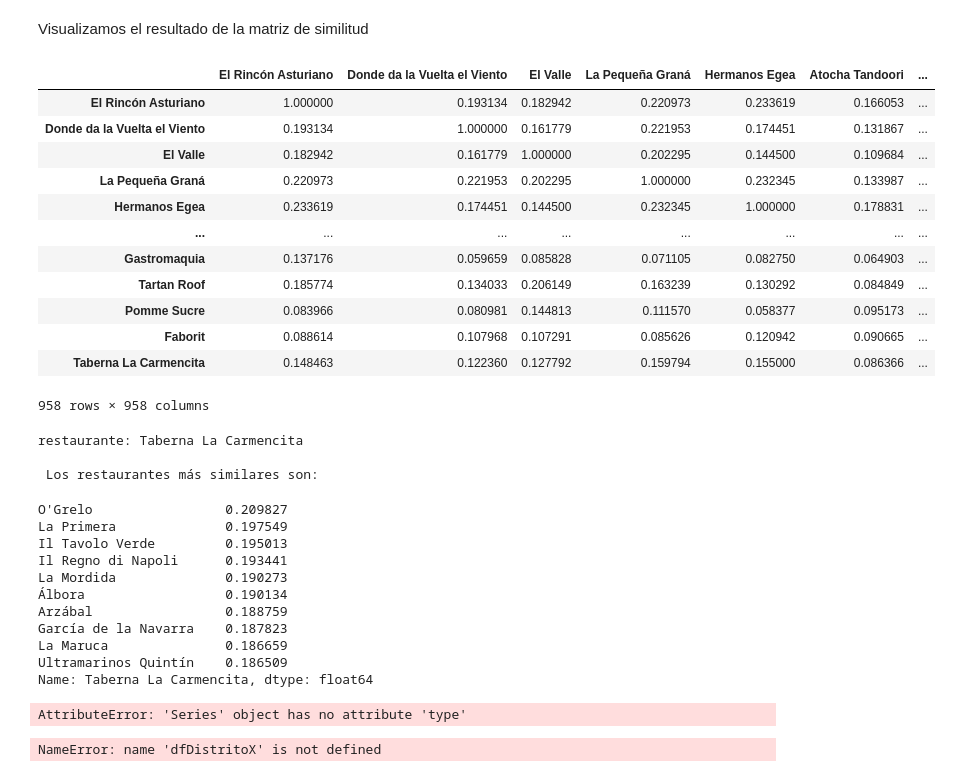
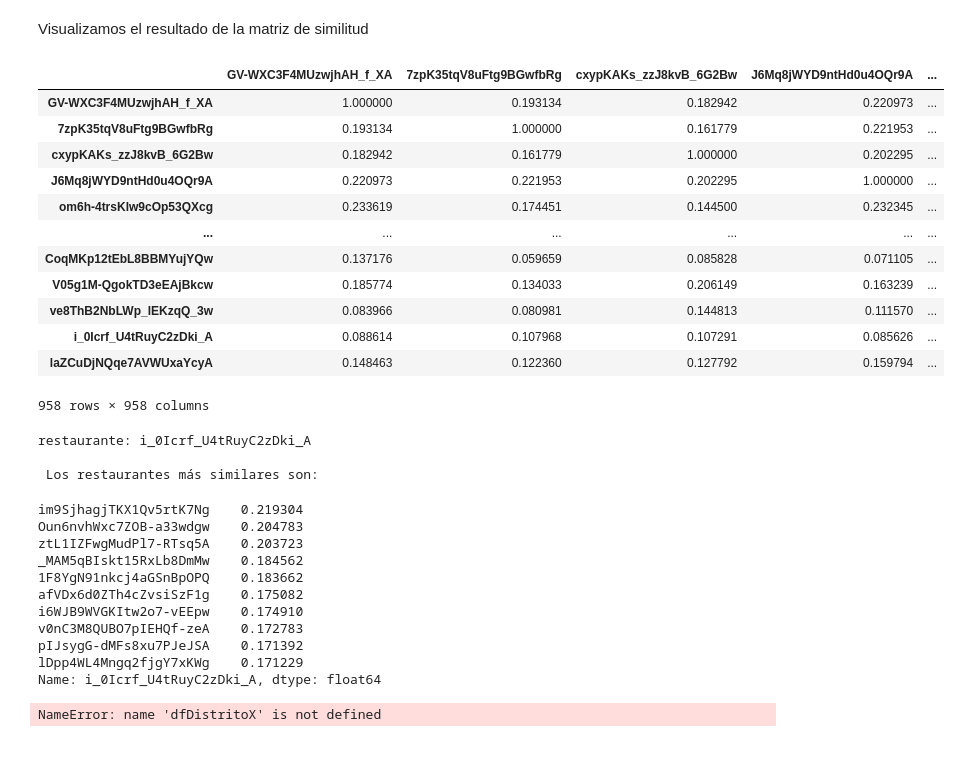
Before and after one commit to marinagoju/Oilly-Recommender, a Jupyter notebook: Notebooks/Recomendador.ipynb, the cells around one changed output. Cells and saved outputs as stored; diff of their text form; code cells hidden in the pictures.

```diff
--- a/Notebooks/Recomendador.ipynb
+++ b/Notebooks/Recomendador.ipynb
@@ -198,49 +199,45 @@ Simil = dtm.dot(tdm) #TRANSPONES LA MATRIZ PARA MULTIPLICARLA POR SI MISMA (MATR
 # %% [markdown]
 Visualizamos el resultado de la matriz de similitud
 # %%
-SimilDF = pd.DataFrame(data = Simil.toarray(), index=dataset['name'].values,columns=dataset['name'].values)
+SimilDF = pd.DataFrame(data = Simil.toarray(), index=dataset['id'].values,columns=dataset['id'].values)
 SimilDF
 # %% [output]
-|  | El Rincón Asturiano | Donde da la Vuelta el Viento | El Valle | La Pequeña Graná | Hermanos Egea | Atocha Tandoori | ... |
-| El Rincón Asturiano | 1.000000 | 0.193134 | 0.182942 | 0.220973 | 0.233619 | 0.166053 | ... |
-| Donde da la Vuelta el Viento | 0.193134 | 1.000000 | 0.161779 | 0.221953 | 0.174451 | 0.131867 | ... |
-| El Valle | 0.182942 | 0.161779 | 1.000000 | 0.202295 | 0.144500 | 0.109684 | ... |
-| La Pequeña Graná | 0.220973 | 0.221953 | 0.202295 | 1.000000 | 0.232345 | 0.133987 | ... |
-| Hermanos Egea | 0.233619 | 0.174451 | 0.144500 | 0.232345 | 1.000000 | 0.178831 | ... |
-| ... | ... | ... | ... | ... | ... | ... | ... |
-| Gastromaquia | 0.137176 | 0.059659 | 0.085828 | 0.071105 | 0.082750 | 0.064903 | ... |
-| Tartan Roof | 0.185774 | 0.134033 | 0.206149 | 0.163239 | 0.130292 | 0.084849 | ... |
-| Pomme Sucre | 0.083966 | 0.080981 | 0.144813 | 0.111570 | 0.058377 | 0.095173 | ... |
-| Faborit | 0.088614 | 0.107968 | 0.107291 | 0.085626 | 0.120942 | 0.090665 | ... |
-| Taberna La Carmencita | 0.148463 | 0.122360 | 0.127792 | 0.159794 | 0.155000 | 0.086366 | ... |
+|  | GV-WXC3F4MUzwjhAH_f_XA | 7zpK35tqV8uFtg9BGwfbRg | cxypKAKs_zzJ8kvB_6G2Bw | J6Mq8jWYD9ntHd0u4OQr9A | ... |
+| GV-WXC3F4MUzwjhAH_f_XA | 1.000000 | 0.193134 | 0.182942 | 0.220973 | ... |
+| 7zpK35tqV8uFtg9BGwfbRg | 0.193134 | 1.000000 | 0.161779 | 0.221953 | ... |
+| cxypKAKs_zzJ8kvB_6G2Bw | 0.182942 | 0.161779 | 1.000000 | 0.202295 | ... |
+| J6Mq8jWYD9ntHd0u4OQr9A | 0.220973 | 0.221953 | 0.202295 | 1.000000 | ... |
+| om6h-4trsKlw9cOp53QXcg | 0.233619 | 0.174451 | 0.144500 | 0.232345 | ... |
+| ... | ... | ... | ... | ... | ... |
+| CoqMKp12tEbL8BBMYujYQw | 0.137176 | 0.059659 | 0.085828 | 0.071105 | ... |
+| V05g1M-QgokTD3eEAjBkcw | 0.185774 | 0.134033 | 0.206149 | 0.163239 | ... |
+| ve8ThB2NbLWp_lEKzqQ_3w | 0.083966 | 0.080981 | 0.144813 | 0.111570 | ... |
+| i_0Icrf_U4tRuyC2zDki_A | 0.088614 | 0.107968 | 0.107291 | 0.085626 | ... |
+| laZCuDjNQqe7AVWUxaYcyA | 0.148463 | 0.122360 | 0.127792 | 0.159794 | ... |
 958 rows × 958 columns
 # %%
 Top = 10
-nombre_restaurante="Taberna La Carmencita"
+nombre_restaurante="i_0Icrf_U4tRuyC2zDki_A"
 Num_restaurante = SimilDF.index.get_loc(nombre_restaurante)
 print('restaurante:',SimilDF.columns[Num_restaurante])
 RecomendacionItemItem = SimilDF.iloc[(-SimilDF.iloc[:, Num_restaurante]).argsort()[1:(Top+1)].values, Num_restaurante]
 print ('\n Los restaurantes más similares son:')
 RecomendacionItemItem
 # %% [output]
-restaurante: Taberna La Carmencita
+restaurante: i_0Icrf_U4tRuyC2zDki_A
 
  Los restaurantes más similares son:
-O'Grelo                 0.209827
-La Primera              0.197549
-Il Tavolo Verde         0.195013
-Il Regno di Napoli      0.193441
-La Mordida              0.190273
-Álbora                  0.190134
-Arzábal                 0.188759
-García de la Navarra    0.187823
-La Maruca               0.186659
-Ultramarinos Quintín    0.186509
-Name: Taberna La Carmencita, dtype: float64
+im9SjhagjTKX1Qv5rtK7Ng    0.219304
+Oun6nvhWxc7ZOB-a33wdgw    0.204783
+ztL1IZFwgMudPl7-RTsq5A    0.203723
+_MAM5qBIskt15RxLb8DmMw    0.184562
+1F8YgN91nkcj4aGSnBpOPQ    0.183662
+afVDx6d0ZTh4cZvsiSzF1g    0.175082
+i6WJB9WVGKItw2o7-vEEpw    0.174910
+v0nC3M8QUBO7pIEHQf-zeA    0.172783
+pIJsygG-dMFs8xu7PJeJSA    0.171392
+lDpp4WL4Mngq2fjgY7xKWg    0.171229
+Name: i_0Icrf_U4tRuyC2zDki_A, dtype: float64
-# %%
-RecomendacionItemItem.type()
-# %% [output]
-AttributeError: 'Series' object has no attribute 'type'
 # %%
 import utm
 import folium
```
Also changed, not shown: parts of 4 cells of this notebook.
